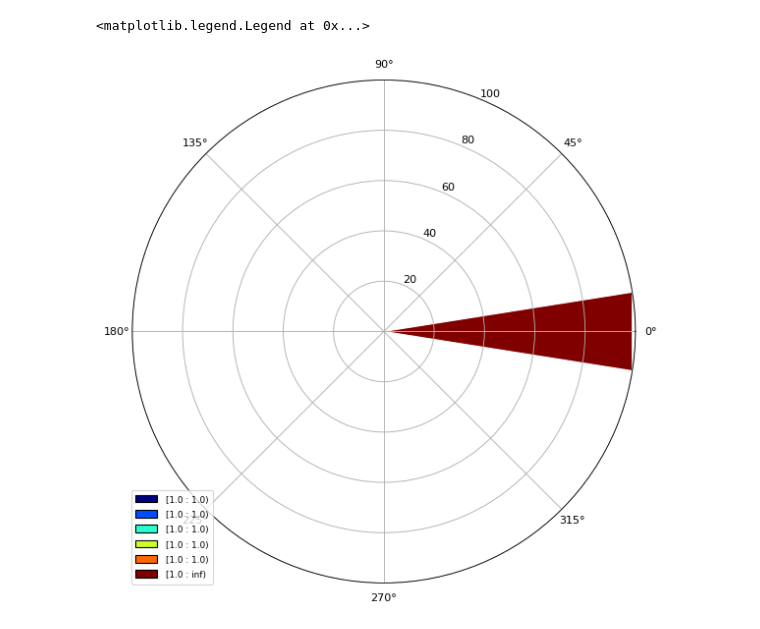
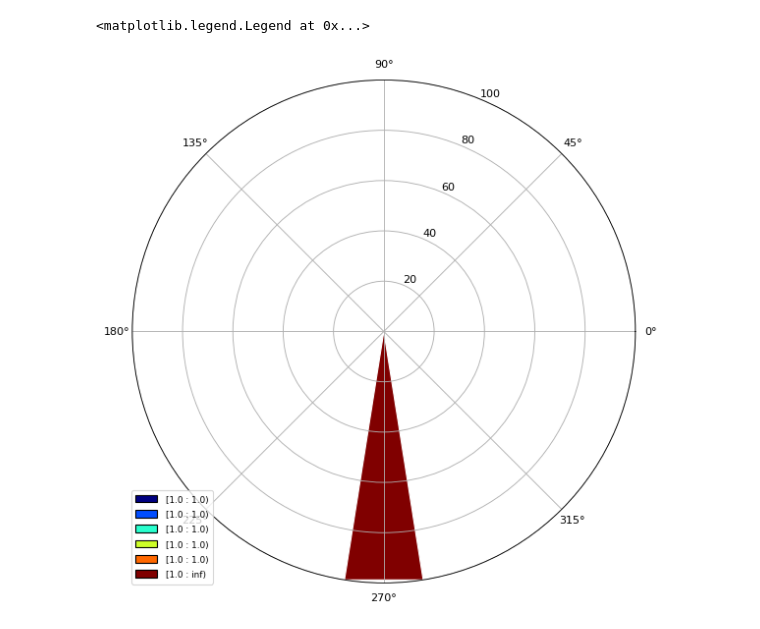
Before and after one commit to AltamarMx/iertools, a Jupyter notebook: notebooks/001_calc_CalculateWindDirectionFromUVW.ipynb, the cells around one changed output. Cells and saved outputs as stored; diff of their text form; code cells hidden in the pictures.

```diff
--- a/notebooks/001_calc_CalculateWindDirectionFromUVW.ipynb
+++ b/notebooks/001_calc_CalculateWindDirectionFromUVW.ipynb
@@ -15,16 +11,16 @@ from windrose import WindroseAxes
 # %%
 hoy    = datetime.datetime.now()
 indice = pd.date_range(hoy,periods=144,freq="10Min")
 columnas = ["u","v","w"]
 df = pd.DataFrame(index=indice,columns=columnas)
-df['v'] = 1.
-df['u'] = 0.
+df['v'] = 0.
+df['u'] = 1.
 df['w'] = 0.
 
 df = wd(df)
 ax = WindroseAxes.from_ax()
 ax.bar(df.wd, df.ws, normed=True, opening=0.8, edgecolor='white')
 ax.set_legend()
 # %% [output]
 <matplotlib.legend.Legend at 0x...>
-[figure, old version]
+[figure, new version]
```
Also changed, not shown: parts of 4 cells of this notebook.
